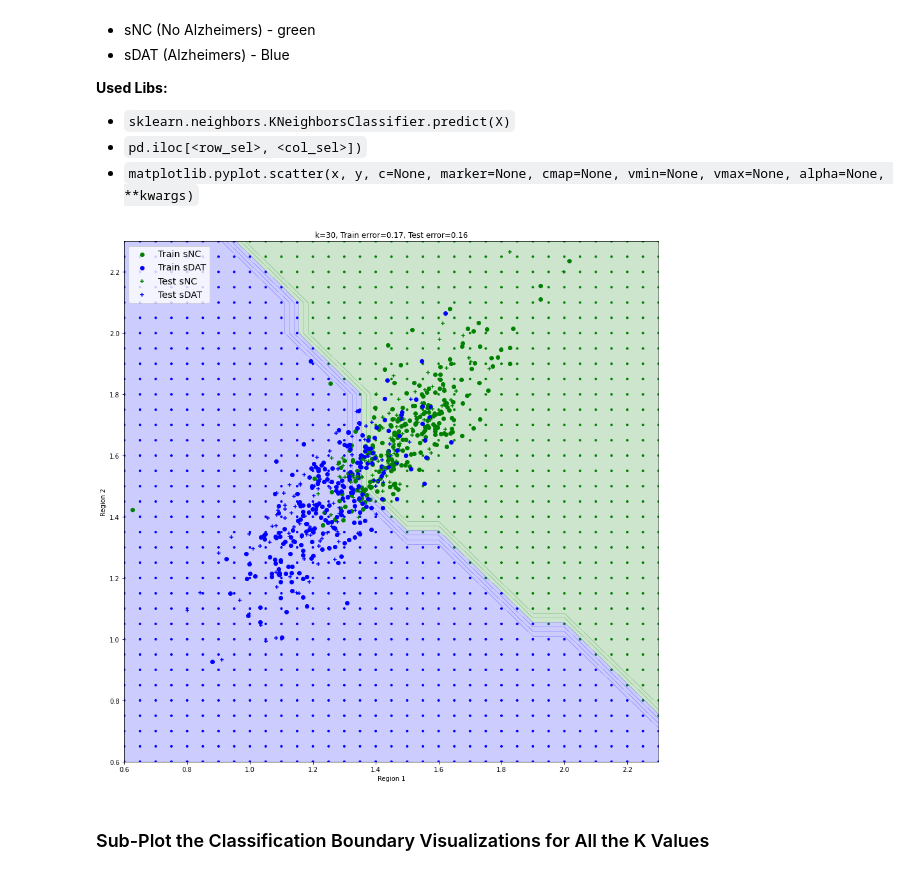
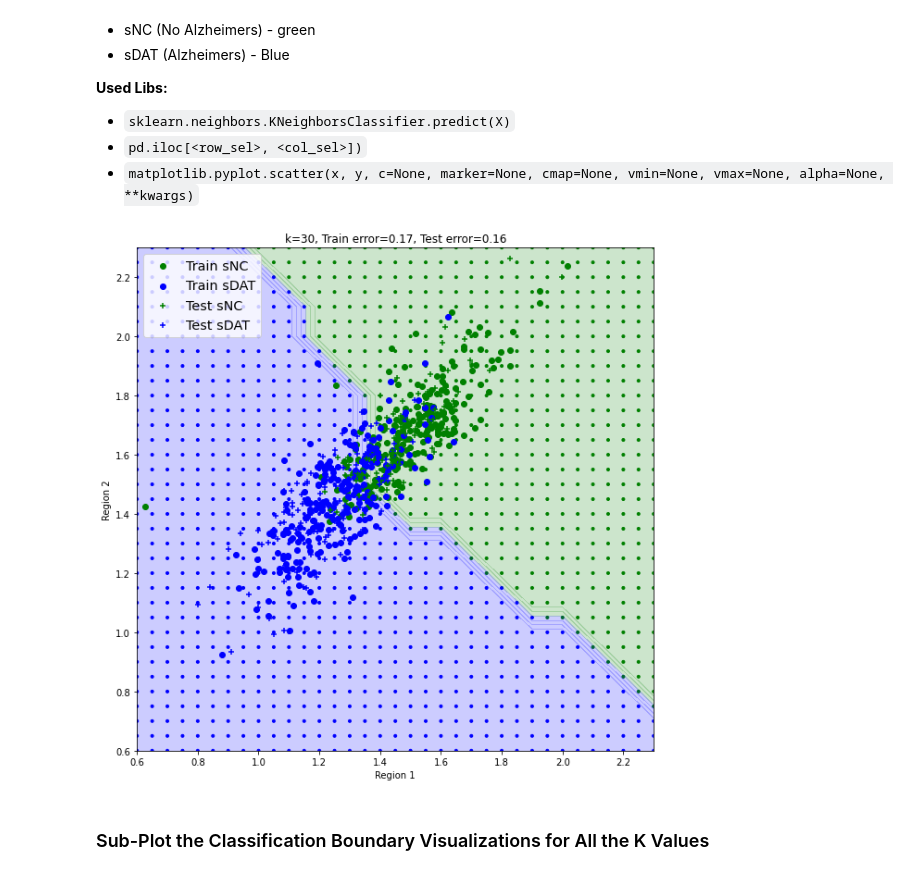
Before and after one commit to dev-nanthan/classifier-knn-diagnosis, a Jupyter notebook: MLA1_KNN.ipynb, the cells around one changed output. Saved outputs shown, nothing was run; the diff lists cells and outputs as text; code cells hidden in the pictures.

```diff
--- a/MLA1_KNN.ipynb
+++ b/MLA1_KNN.ipynb
@@ -177,40 +175,40 @@ colors = ListedColormap(['green', 'blue'])
 # Predict and Plot the Labels for grid points using Optimum model
 grid_predictions = OPT_Mod.predict(grid_df)
 
-plt.figure(figsize=(15,15))
+plt.figure(figsize=(10,10))
 plt.scatter(grid_df.iloc[:, 0], grid_df.iloc[:, 1], c=grid_predictions, marker='.', cmap=colors)
 
 # Draw Contour through class boundary
 x_min, x_max = grid_df.iloc[:, 0].min(), grid_df.iloc[:, 0].max()+0.1
 y_min, y_max = grid_df.iloc[:, 1].min(), grid_df.iloc[:, 1].max()+0.1
 
 # Create the Meshgrid to Crete the Contour Grid
 xx, yy = np.meshgrid(np.arange(x_min, x_max, 0.1), np.arange(y_min, y_max, 0.1))
 Cont_Z = OPT_Mod.predict(np.c_[xx.ravel(), yy.ravel()])
 Cont_Z = Cont_Z.reshape(xx.shape)
 
 # Plot the Contour
 #plt.contourf(xx, yy, Cont_Z, alpha= 0.3, cmap=plt.cm.GnBu)
 plt.contourf(xx, yy, Cont_Z, alpha= 0.2, cmap=colors)
 
 # Plot Train Data Classification
 plt.scatter(train_sNC.iloc[:, 0], train_sNC.iloc[:, 1], c='g', marker='o', label='Train sNC')
 plt.scatter(train_sDAT.iloc[:, 0], train_sDAT.iloc[:, 1], c='b', marker='o', label='Train sDAT')
 
 # Plot Test Data Classification
 plt.scatter(test_sNC.iloc[:, 0], test_sNC.iloc[:, 1], c='g', marker='+', label='Test sNC', edgecolor='white')
 plt.scatter(test_sDAT.iloc[:, 0], test_sDAT.iloc[:, 1], c='b', marker='+', label='Test sDAT', edgecolor='white')
 
 # Set Title and Legends
 plt.title("k={}, Train error={:.2f}, Test error={:.2f}".format(OPT_K, OPT_R["train_error"], OPT_R["test_error"]))
 plt.legend(loc='upper left', fontsize='x-large', fancybox=True)
 plt.xlabel('Region 1')
 plt.ylabel('Region 2')
 
 #Show the plot
 plt.show()
 # %% [output]
-[figure, old version]
+[figure, new version]
 # %% [markdown]
 ### Sub-Plot the Classification Boundary Visualizations for All the K Values
 # %%
```
Also changed, not shown: parts of 5 cells of this notebook.
